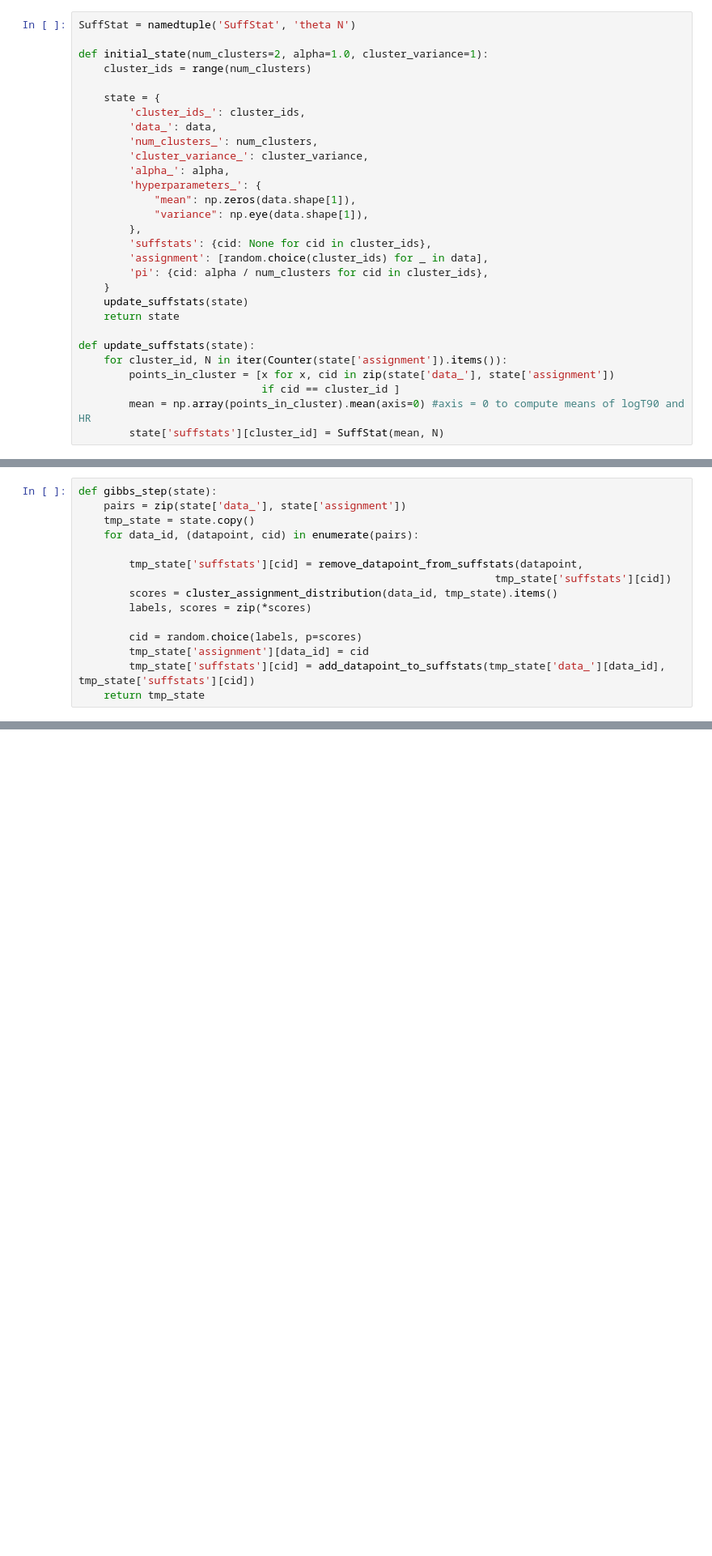
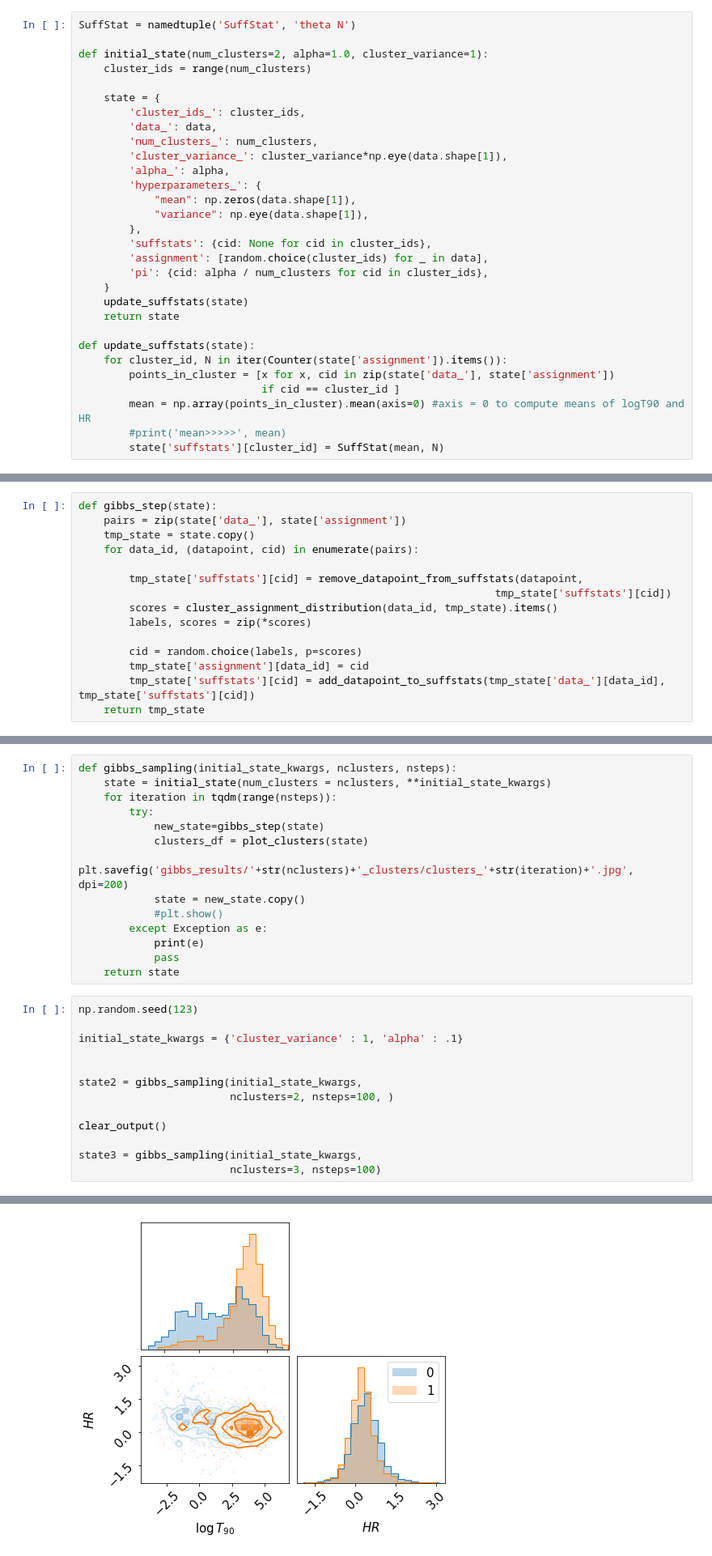
Before and after one commit to fdesanti/nested_sampling, a Jupyter notebook: gibbs_sampling.ipynb, the cells around one changed output, grey strips where cells are left out. Shown at 81% size. Saved outputs shown, nothing was run; the diff lists cells and outputs as text; blank space fills up the shorter version.

```diff
--- a/gibbs_sampling.ipynb
+++ b/gibbs_sampling.ipynb
@@ -64,7 +66,7 @@ def initial_state(num_clusters=2, alpha=1.0, cluster_variance=1):
         'cluster_ids_': cluster_ids,
         'data_': data,
         'num_clusters_': num_clusters,
-        'cluster_variance_': cluster_variance,
+        'cluster_variance_': cluster_variance*np.eye(data.shape[1]),
         'alpha_': alpha,
         'hyperparameters_': {
             "mean": np.zeros(data.shape[1]),
@@ -82,6 +84,7 @@ def update_suffstats(state):
         points_in_cluster = [x for x, cid in zip(state['data_'], state['assignment'])
                              if cid == cluster_id ]
         mean = np.array(points_in_cluster).mean(axis=0) #axis = 0 to compute means of logT90 and HR
+        #print('mean>>>>>', mean)
         state['suffstats'][cluster_id] = SuffStat(mean, N)
 # %%
 def log_predictive_likelihood(data_id, cluster_id, state):
@@ -240,0 +233,28 @@ for iteration in tqdm(range(100)):
+# %%
+def gibbs_sampling(initial_state_kwargs, nclusters, nsteps):
+    state = initial_state(num_clusters = nclusters, **initial_state_kwargs)
+    for iteration in tqdm(range(nsteps)):
+        try:
+            new_state=gibbs_step(state)
+            clusters_df = plot_clusters(state)
+            plt.savefig('gibbs_results/'+str(nclusters)+'_clusters/clusters_'+str(iteration)+'.jpg', dpi=200)
+            state = new_state.copy()
+            #plt.show()
+        except Exception as e:
+            print(e)
+            pass
+    return state
+# %%
+np.random.seed(123)
+
+initial_state_kwargs = {'cluster_variance' : 1, 'alpha' : .1}
+
+
+state2 = gibbs_sampling(initial_state_kwargs,
+                        nclusters=2, nsteps=100, )
+
+clear_output()
+
+state3 = gibbs_sampling(initial_state_kwargs,
+                        nclusters=3, nsteps=100)
+# %% [output]
@@ -240,0 +262 @@ for iteration in tqdm(range(100)):
+[figure, added]
```
Also changed, not shown: parts of 7 cells of this notebook.
